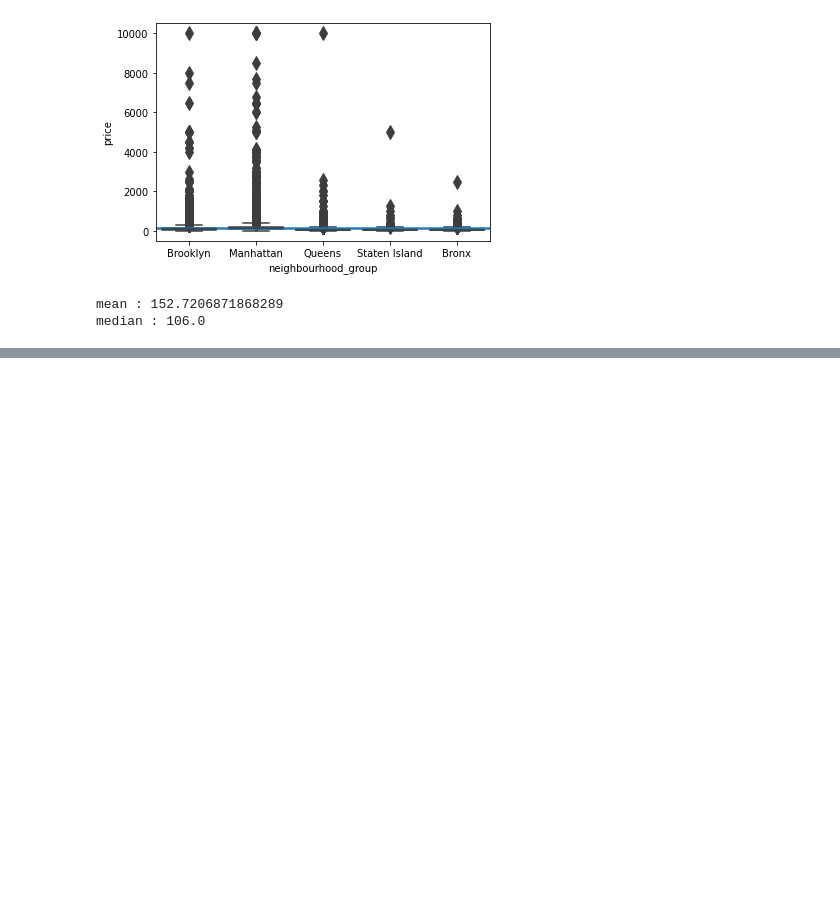
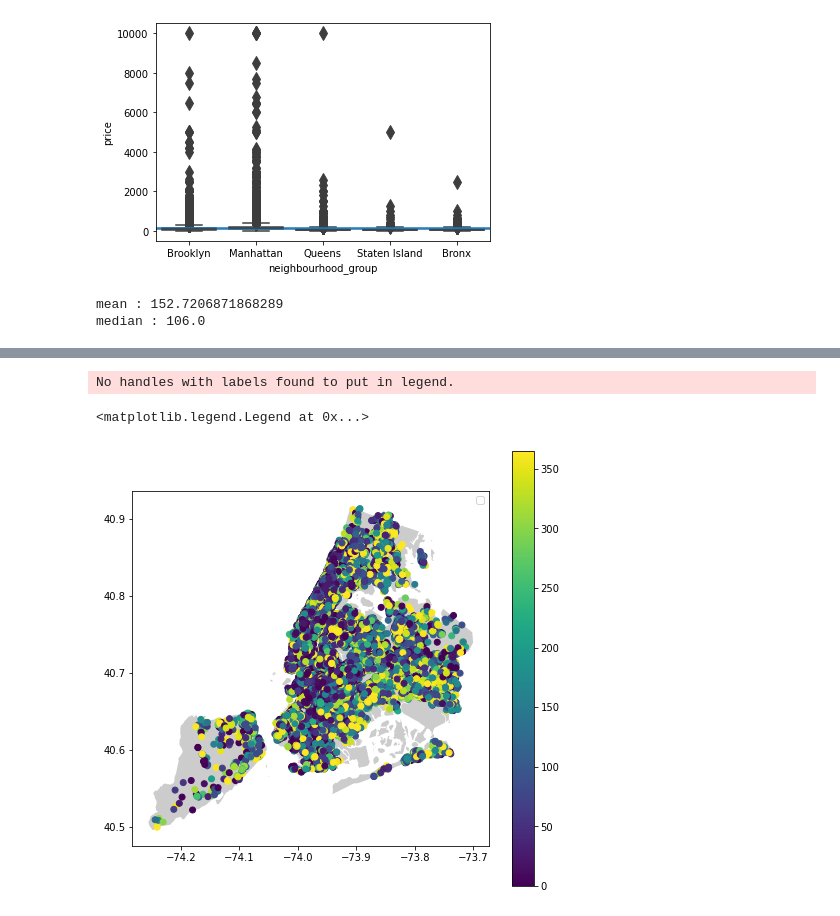
Before and after one commit to Rahul711sharma/AirBnb-Booking-Analysis, a Jupyter notebook: Airbnb_Bookings_Analysis_Capstone_Project.ipynb, the cells around one changed output, grey strips where cells are left out. Cells and saved outputs as stored; diff of their text form; code cells hidden in the pictures; blank space fills up the shorter version.

```diff
--- a/Airbnb_Bookings_Analysis_Capstone_Project.ipynb
+++ b/Airbnb_Bookings_Analysis_Capstone_Project.ipynb
@@ -145,0 +179,12 @@ plt.colorbar()
+# %%
+fig,ax=plt.subplots(figsize=(8,8))
+boroughs.plot(ax=ax,alpha=0.4,color="grey")
+x, y = geo_df['longitude'].values, geo_df['latitude'].values
+plt.scatter(x,y,c=geo_df['availability_365'])
+plt.clim(0,np.max(geo_df['availability_365']))
+plt.colorbar()
+plt.legend()
+# %% [output]
+No handles with labels found to put in legend.
+<matplotlib.legend.Legend at 0x...>
+[figure, added]
```
Also changed, not shown: parts of 15 cells of this notebook.
